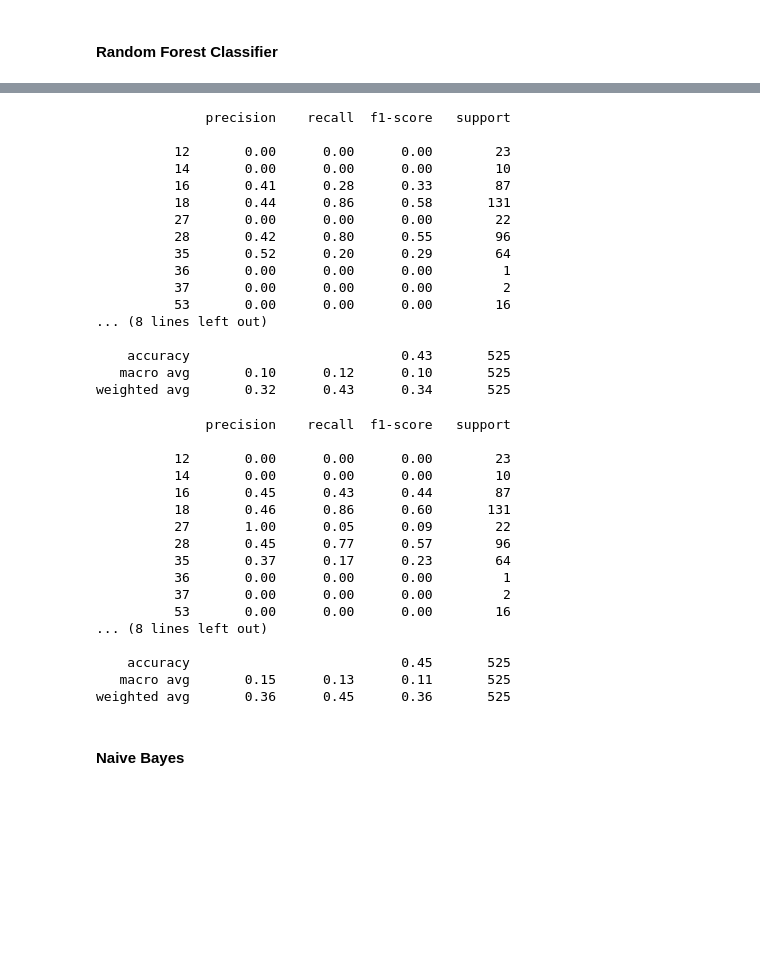
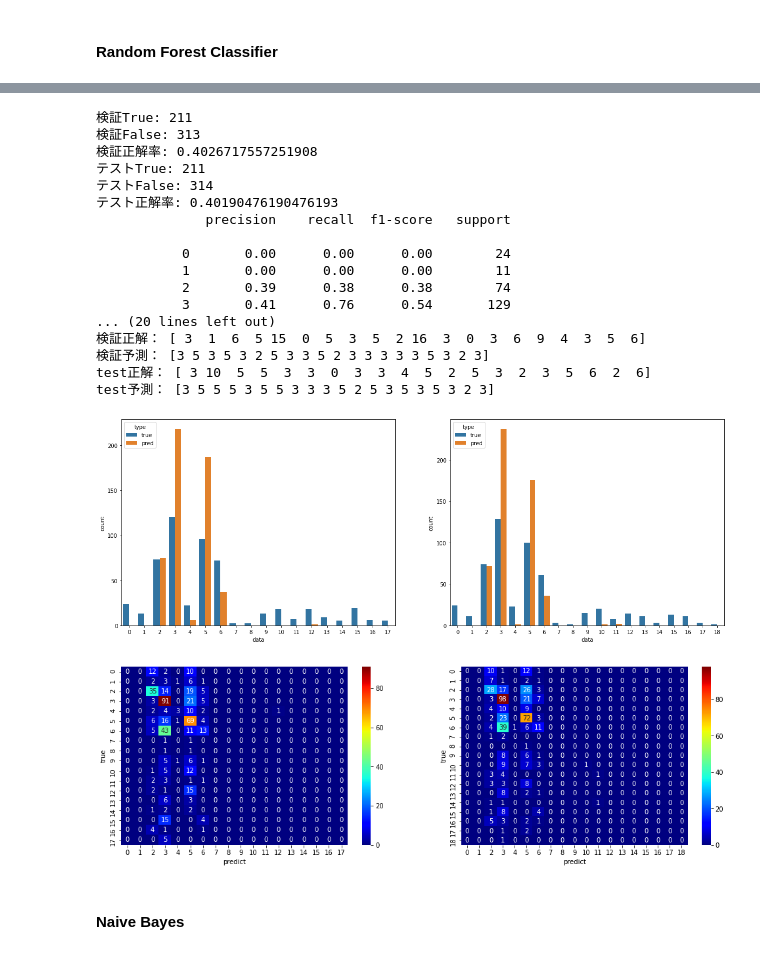
Before and after one commit to takeYY/ml-test-with-jupyter, a Jupyter notebook: tmdb_multi_label_classification.ipynb, the cells around one changed output, grey strips where cells are left out. Saved outputs shown, nothing was run; the diff lists cells and outputs as text; code cells hidden in the pictures; blank space fills up the shorter version.

```diff
--- a/tmdb_multi_label_classification.ipynb
+++ b/tmdb_multi_label_classification.ipynb
@@ -189,0 +200,3 @@ mclass_df.head()
+# %%
+mclass_df['FEATURE'] = mclass_df['TITLE_WAKATI'] + ' ' + mclass_df['OVERVIEW_WAKATI']
+mclass_df.head()
@@ -466,46 +567,29 @@ sns.countplot(data=test_df, x='data', hue='type', ax=ax2)
-# %%
-from sklearn.metrics import classification_report
-
-# 様々な精度結果
-print(classification_report(y_test, predict_y))
-# %% [output]
-              precision    recall  f1-score   support
-
-          12       0.00      0.00      0.00        23
-          14       0.00      0.00      0.00        10
-          16       0.41      0.28      0.33        87
-          18       0.44      0.86      0.58       131
-          27       0.00      0.00      0.00        22
-          28       0.42      0.80      0.55        96
-          35       0.52      0.20      0.29        64
-          36       0.00      0.00      0.00         1
-          37       0.00      0.00      0.00         2
-          53       0.00      0.00      0.00        16
-... (8 lines left out)
-
-    accuracy                           0.43       525
-   macro avg       0.10      0.12      0.10       525
-weighted avg       0.32      0.43      0.34       525
-# %%
-print(classification_report(y_test, predict_y_chive))
-# %% [output]
-              precision    recall  f1-score   support
-
-          12       0.00      0.00      0.00        23
-          14       0.00      0.00      0.00        10
-          16       0.45      0.43      0.44        87
-          18       0.46      0.86      0.60       131
-          27       1.00      0.05      0.09        22
-          28       0.45      0.77      0.57        96
-          35       0.37      0.17      0.23        64
-          36       0.00      0.00      0.00         1
-          37       0.00      0.00      0.00         2
-          53       0.00      0.00      0.00        16
-... (8 lines left out)
-
-    accuracy                           0.45       525
-   macro avg       0.15      0.13      0.11       525
-weighted avg       0.36      0.45      0.36       525
+# %%
+from sklearn.ensemble import RandomForestClassifier as classifier
+
+# モデル定義
+clf = classifier(random_state=144)
+learn_pred_accuracy(clf, X_train, y_train, X_valid, y_valid, X_test, y_test)
+# %% [output]
+検証True: 211
+検証False: 313
+検証正解率: 0.4026717557251908
+テストTrue: 211
+テストFalse: 314
+テスト正解率: 0.40190476190476193
+              precision    recall  f1-score   support
+
+           0       0.00      0.00      0.00        24
+           1       0.00      0.00      0.00        11
+           2       0.39      0.38      0.38        74
+           3       0.41      0.76      0.54       129
+... (20 lines left out)
+検証正解： [ 3  1  6  5 15  0  5  3  5  2 16  3  0  3  6  9  4  3  5  6]
+検証予測： [3 5 3 5 3 2 5 3 3 5 2 3 3 3 3 3 5 3 2 3]
+test正解： [ 3 10  5  5  3  3  0  3  3  4  5  2  5  3  2  3  5  6  2  6]
+test予測： [3 5 5 5 3 5 5 3 3 3 5 2 5 3 5 3 5 3 2 3]
+[figure, added]
+[figure, added]
 # %% [markdown]
 #### Naive Bayes
 # %%
```
Also changed, not shown: parts of 33 cells of this notebook, 6 other files.
